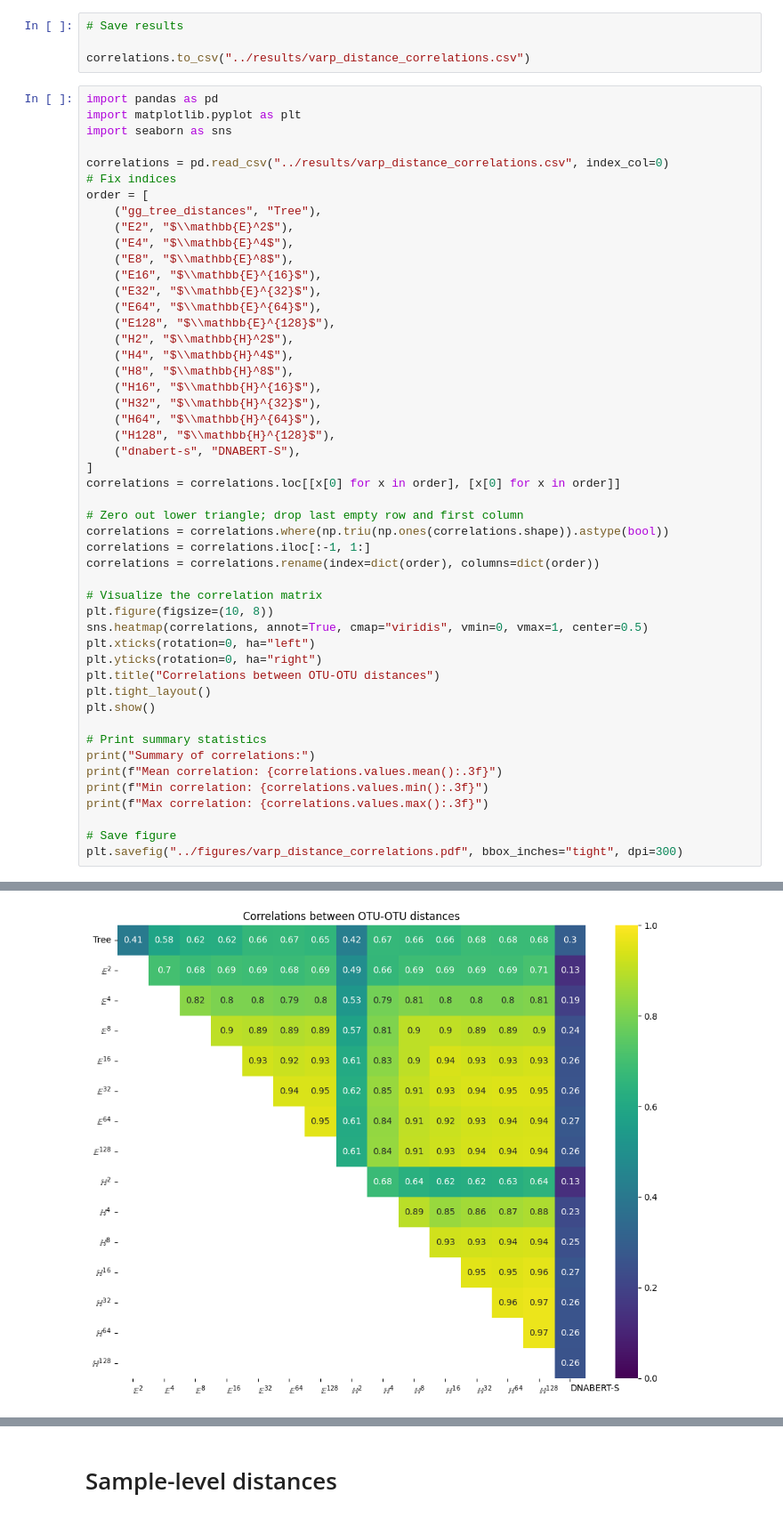
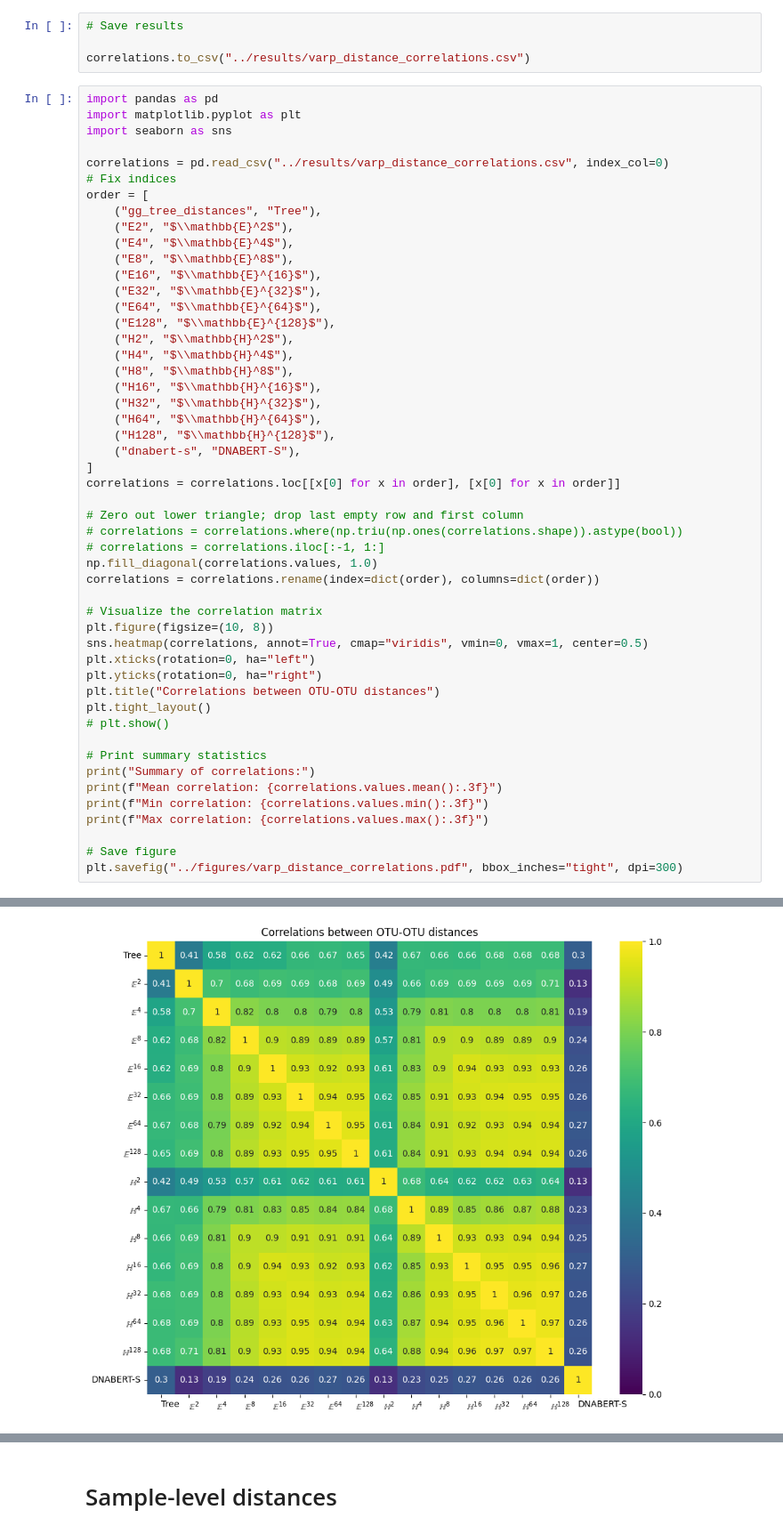
Before and after one commit to pchlenski/mix, a Jupyter notebook: notebooks/2_distances.ipynb, the cells around one changed output, grey strips where cells are left out. Shown at 89% size. Drawn from its saved outputs; the diff is of its cells as text.

```diff
--- a/notebooks/2_distances.ipynb
+++ b/notebooks/2_distances.ipynb
@@ -84,8 +84,9 @@ order = [
 correlations = correlations.loc[[x[0] for x in order], [x[0] for x in order]]
 
 # Zero out lower triangle; drop last empty row and first column
-correlations = correlations.where(np.triu(np.ones(correlations.shape)).astype(bool))
-correlations = correlations.iloc[:-1, 1:]
+# correlations = correlations.where(np.triu(np.ones(correlations.shape)).astype(bool))
+# correlations = correlations.iloc[:-1, 1:]
+np.fill_diagonal(correlations.values, 1.0)
 correlations = correlations.rename(index=dict(order), columns=dict(order))
 
 # Visualize the correlation matrix
@@ -95,7 +96,7 @@ plt.xticks(rotation=0, ha="left")
 plt.yticks(rotation=0, ha="right")
 plt.title("Correlations between OTU-OTU distances")
 plt.tight_layout()
-plt.show()
+# plt.show()
 
 # Print summary statistics
 print("Summary of correlations:")
@@ -109 +114 @@ plt.savefig("../figures/varp_distance_correlations.pdf", bbox_inches="tight", dp
-[figure, old version]
+[figure, new version]
```
Also changed, not shown: parts of 2 cells of this notebook, 4 other files.
